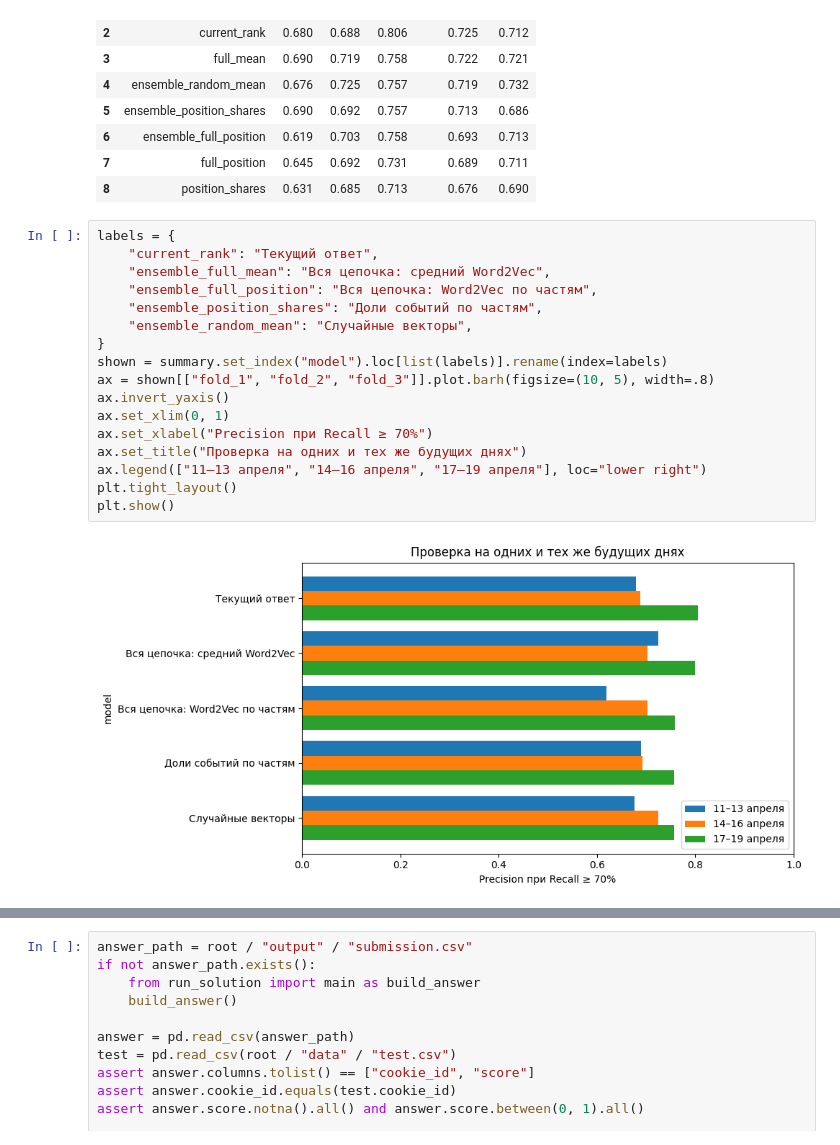
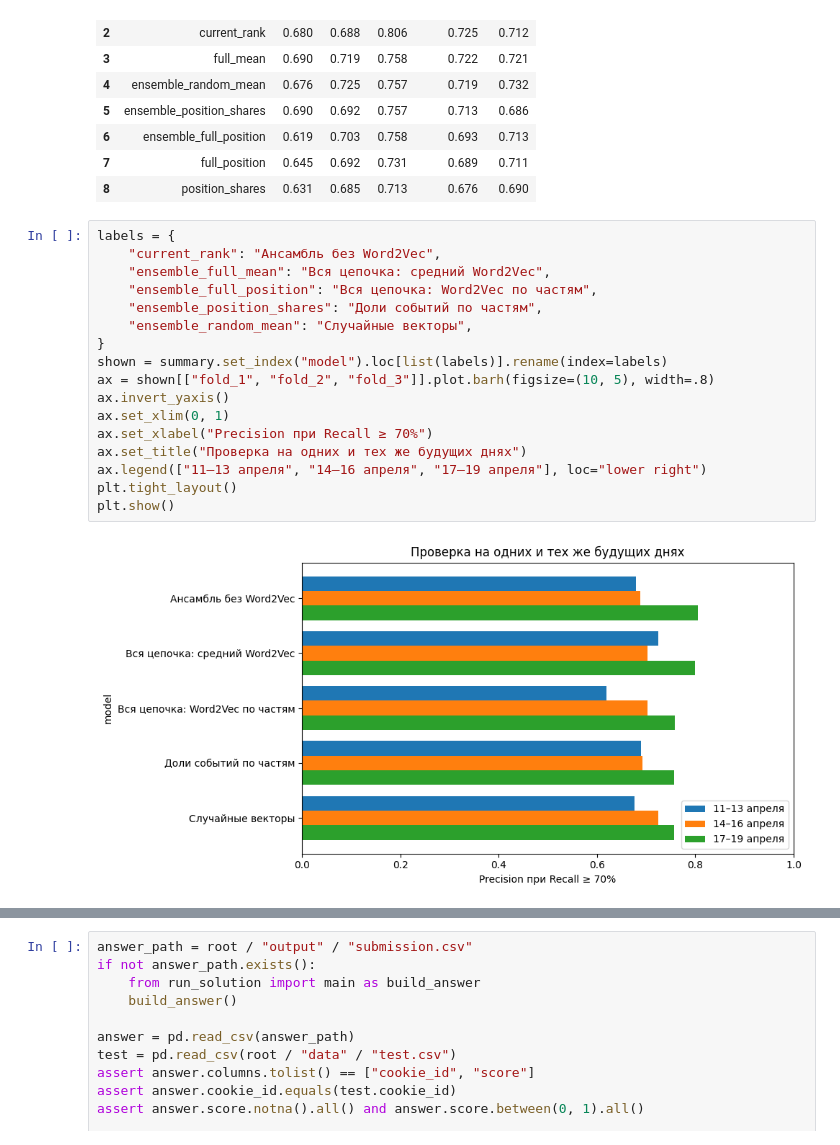
Before and after one commit to artem-melikhov/bot-detection-challenge, a Jupyter notebook: notebooks/13_full_sequence.ipynb, the cells around one changed output, grey strips where cells are left out. Cells and saved outputs as stored; diff of their text form.

```diff
--- a/notebooks/13_full_sequence.ipynb
+++ b/notebooks/13_full_sequence.ipynb
@@ -49,23 +49,23 @@ display(summary.style.format({c: "{:.3f}" for c in summary.columns if c != "mode
 | 8 | position_shares | 0.631 | 0.685 | 0.713 | 0.676 | 0.690 |
 # %%
 labels = {
-    "current_rank": "Текущий ответ",
+    "current_rank": "Ансамбль без Word2Vec",
     "ensemble_full_mean": "Вся цепочка: средний Word2Vec",
     "ensemble_full_position": "Вся цепочка: Word2Vec по частям",
     "ensemble_position_shares": "Доли событий по частям",
     "ensemble_random_mean": "Случайные векторы",
 }
 shown = summary.set_index("model").loc[list(labels)].rename(index=labels)
 ax = shown[["fold_1", "fold_2", "fold_3"]].plot.barh(figsize=(10, 5), width=.8)
 ax.invert_yaxis()
 ax.set_xlim(0, 1)
 ax.set_xlabel("Precision при Recall ≥ 70%")
 ax.set_title("Проверка на одних и тех же будущих днях")
 ax.legend(["11–13 апреля", "14–16 апреля", "17–19 апреля"], loc="lower right")
 plt.tight_layout()
 plt.show()
 # %% [output]
-[figure, old version]
+[figure, new version]
 # %% [markdown]
 ## Результат
 
```
Also changed, not shown: parts of 6 cells of this notebook, 13 other files.
